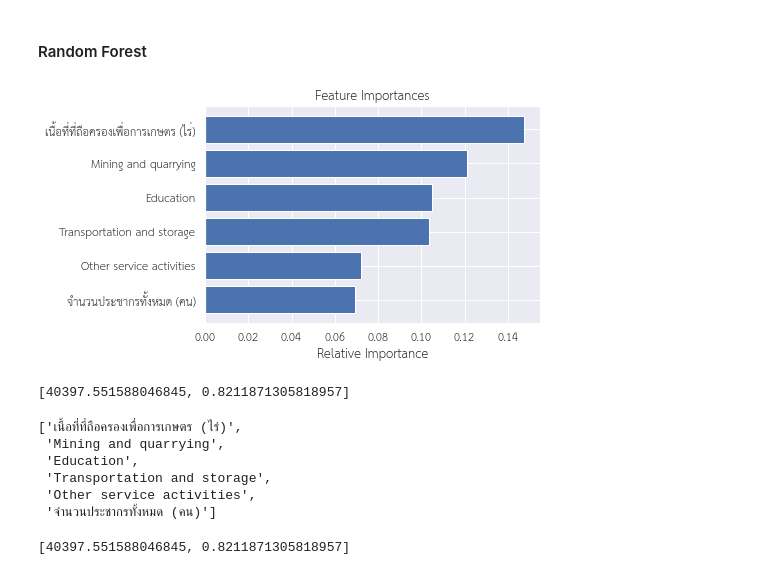
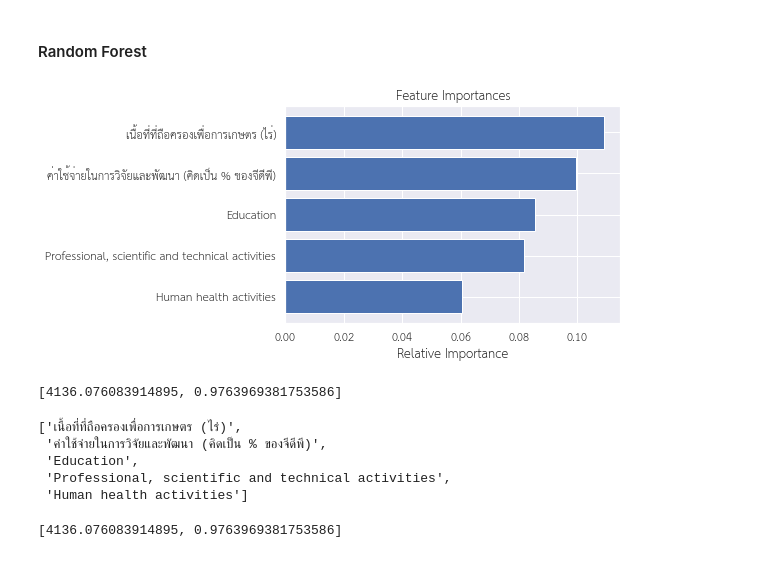
Before and after one commit to pant411/final_stat_pant, a Jupyter notebook: part1_feature_lop.ipynb, the cells around one changed output. Cells and saved outputs as stored; diff of their text form; code cells hidden in the pictures.

```diff
--- a/part1_feature_lop.ipynb
+++ b/part1_feature_lop.ipynb
@@ -113,7 +113,7 @@ dtype: float64
 # Note that input_vars = a list of 35 original features
 # Here, updated_vars = a list of features with variance >= minimum variance threshold
 
-min_var_threshold = 4000000
+min_var_threshold = 4500000
 updated_vars = [ ]
 for i in range(0,len(df[input_vars].var())):
 
@@ -357,39 +362,39 @@ from sklearn.ensemble import RandomForestRegressor
 model = RandomForestRegressor(max_depth=10,n_estimators=100)
 model.fit(df[input_vars],df['GPP Per capita (Baht)'])
 
-n_features = 6
+n_features = 5
 
 # Plot feature importance
 features = df[input_vars].columns
 importances = model.feature_importances_
 indices = np.argsort(importances)[-n_features:]  # sort top n features
 plt.title('Feature Importances')
 plt.barh(range(len(indices)), importances[indices], color='b', align='center')
 plt.yticks(range(len(indices)), [features[i] for i in indices])
 plt.xlabel('Relative Importance')
 plt.show()
 
 # Choose features with large feature importance
 # Note that input_vars = a list of 35 original features
 # Here, updated_vars = a list of 15 features selected from feature importance of random forest
 important_features = [features[i] for i in indices]
 important_features
 updated_vars = []
 for i in range(-1,-n_features-1,-1):
     updated_vars.append(important_features[i])
 updated_vars
 ## Perform regresssion with features selected from feature importance of random forest
 
 X = df[updated_vars]
 y = df['GPP Per capita (Baht)']
 X_train, X_test, y_train, y_test = train_test_split(X, y, test_size=0.3, random_state=99)
 lm = LinearRegression()
 lm.fit(X_train, y_train)
 y_pred = lm.predict(X_test)
 [np.sqrt(metrics.mean_squared_error(y_test,y_pred)),metrics.r2_score(y_test,y_pred)]
 # %% [output]
-[figure, old version]
+[figure, new version]
-[40397.551588046845, 0.8211871305818957]
+[4136.076083914895, 0.9763969381753586]
 # %%
 # Note that input_vars = a list of 35 original features
 # Here, updated_vars = a list of 15 features selected from feature importance of random forest
@@ -401,11 +406,10 @@ for i in range(-1,-n_features-1,-1):
 updated_vars
 # %% [output]
 ['เนื้อที่ที่ถือครองเพื่อการเกษตร (ไร่)',
- 'Mining and quarrying',
+ 'ค่าใช้จ่ายในการวิจัยและพัฒนา (คิดเป็น % ของจีดีพี)',
  'Education',
- 'Transportation and storage',
- 'Other service activities',
- 'จำนวนประชากรทั้งหมด (คน)']
+ 'Professional, scientific and technical activities',
+ 'Human health activities']
 # %%
 ## Perform regresssion with features selected from feature importance of random forest
 
@@ -417,4 +421,4 @@ lm.fit(X_train, y_train)
 y_pred = lm.predict(X_test)
 [np.sqrt(metrics.mean_squared_error(y_test,y_pred)),metrics.r2_score(y_test,y_pred)]
 # %% [output]
-[40397.551588046845, 0.8211871305818957]
+[4136.076083914895, 0.9763969381753586]
```
Also changed, not shown: parts of 15 cells of this notebook, 6 other files.
